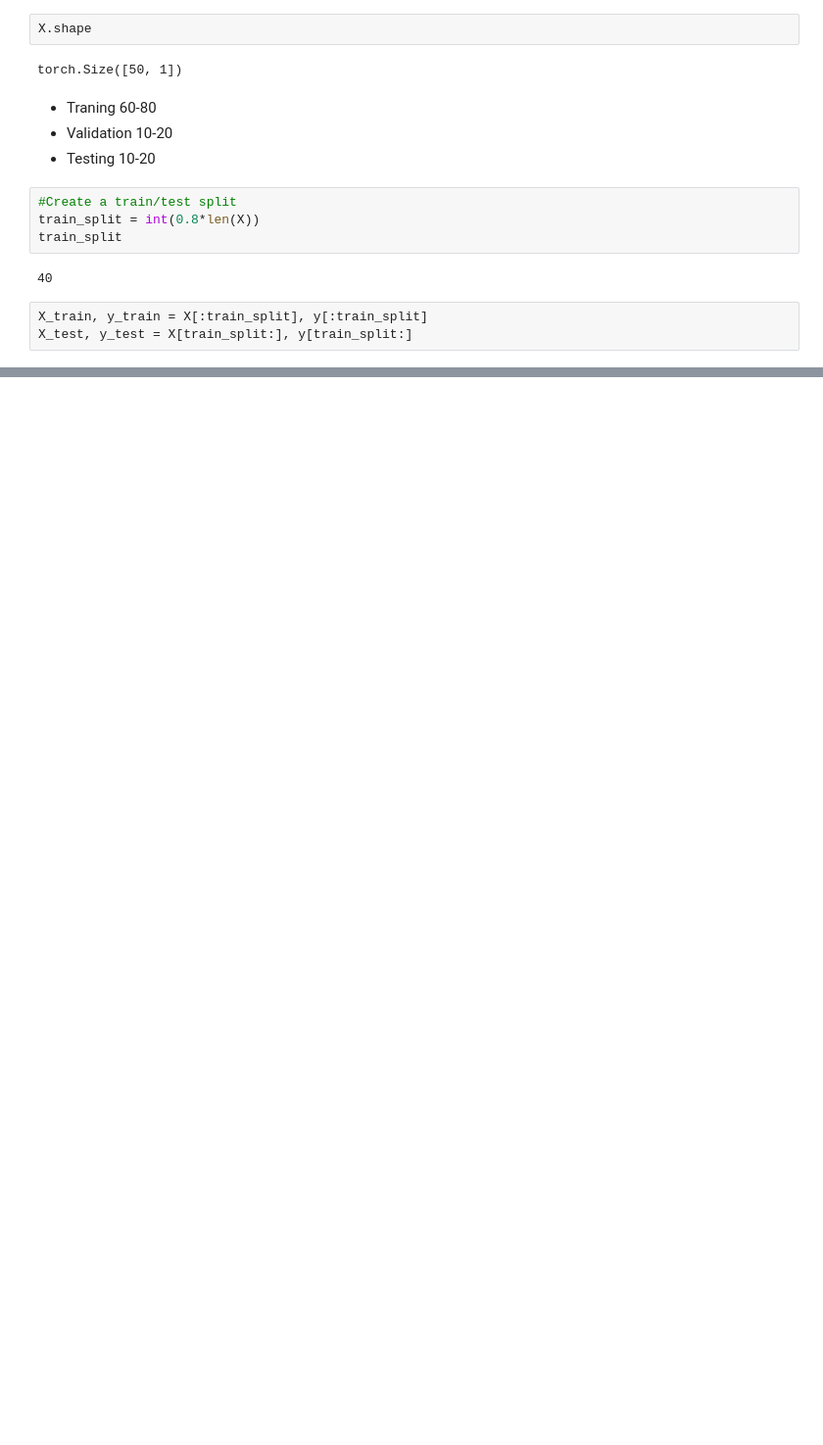
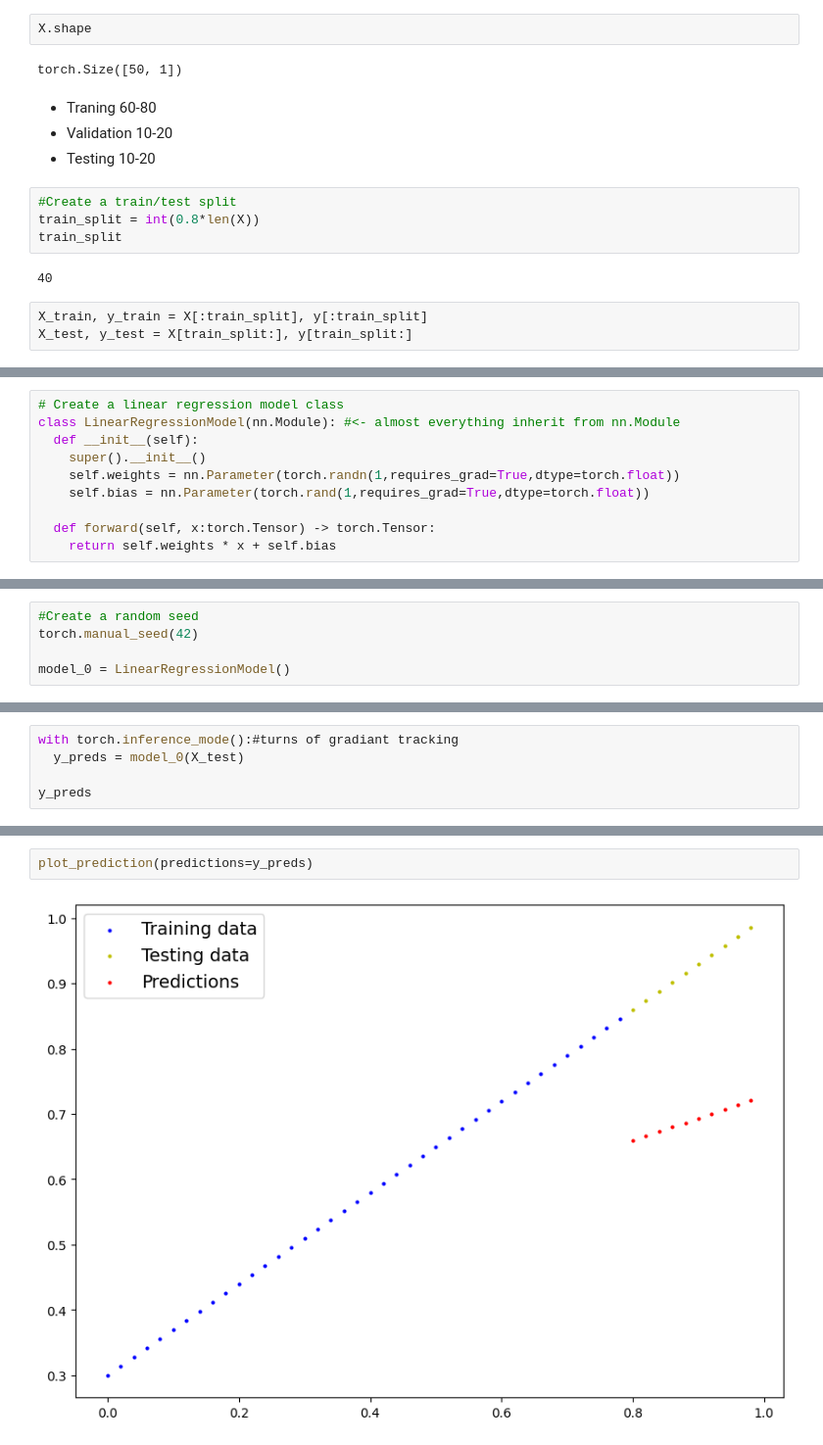
Before and after one commit to SanjaySaatyaki/pytorch_4_ml_dl, a Jupyter notebook: 01_pytorch_workflow.ipynb, the cells around one changed output, grey strips where cells are left out. Shown at 98% size. Drawn from its saved outputs; the diff is of its cells as text; blank space fills up the shorter version.

```diff
--- a/01_pytorch_workflow.ipynb
+++ b/01_pytorch_workflow.ipynb
@@ -61,0 +103,10 @@ X_test, y_test = X[train_split:], y[train_split:]
+# %%
+# Create a linear regression model class
+class LinearRegressionModel(nn.Module): #<- almost everything inherit from nn.Module
+  def __init__(self):
+    super().__init__()
+    self.weights = nn.Parameter(torch.randn(1,requires_grad=True,dtype=torch.float))
+    self.bias = nn.Parameter(torch.rand(1,requires_grad=True,dtype=torch.float))
+
+  def forward(self, x:torch.Tensor) -> torch.Tensor:
+    return self.weights * x + self.bias
@@ -61,0 +120,5 @@ X_test, y_test = X[train_split:], y[train_split:]
+# %%
+#Create a random seed
+torch.manual_seed(42)
+
+model_0 = LinearRegressionModel()
@@ -61,0 +161,5 @@ X_test, y_test = X[train_split:], y[train_split:]
+# %%
+with torch.inference_mode():#turns of gradiant tracking
+  y_preds = model_0(X_test)
+
+y_preds
@@ -61,0 +177,4 @@ X_test, y_test = X[train_split:], y[train_split:]
+# %%
+plot_prediction(predictions=y_preds)
+# %% [output]
+[figure, added]
```
Also changed, not shown: parts of 12 cells of this notebook.
